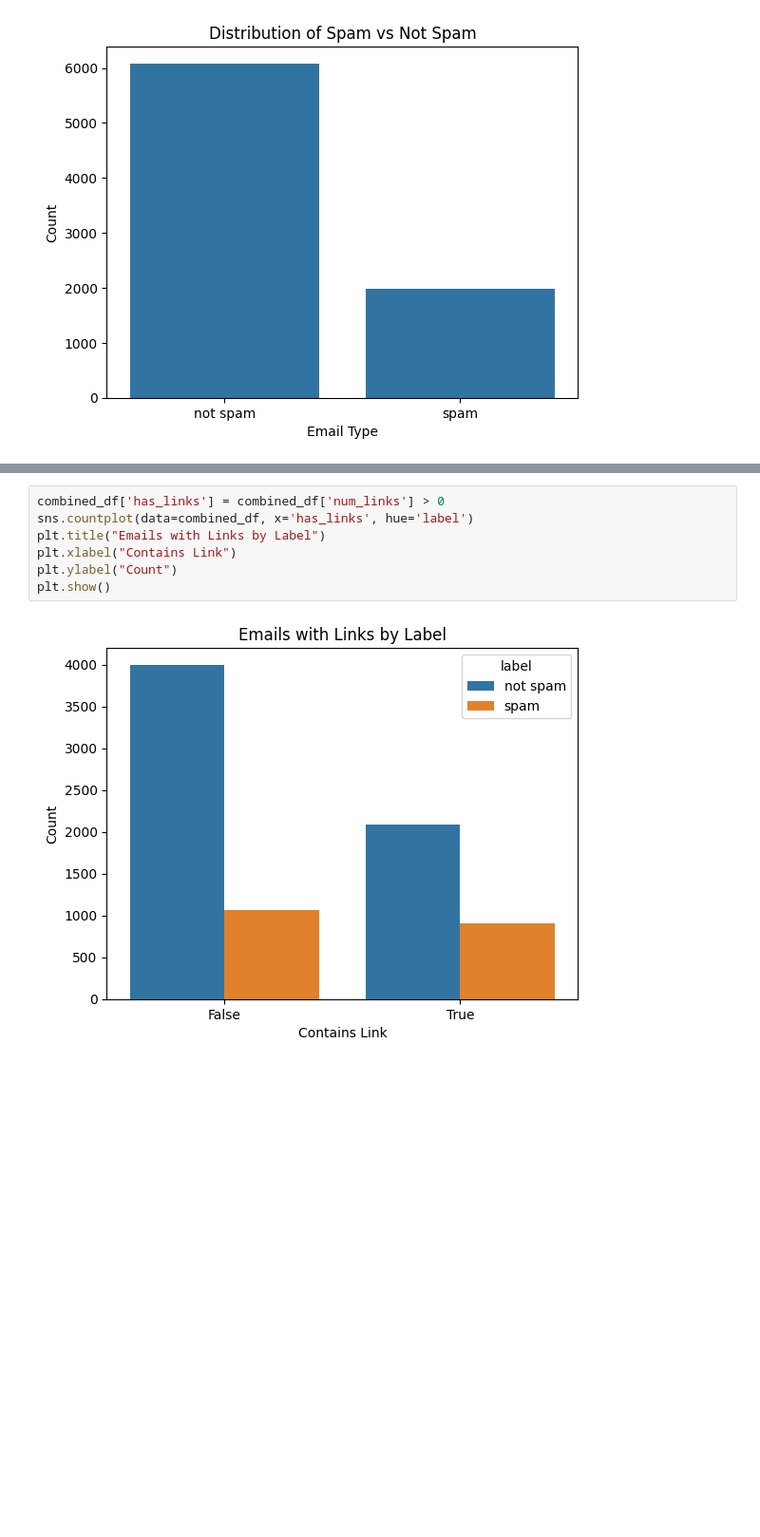
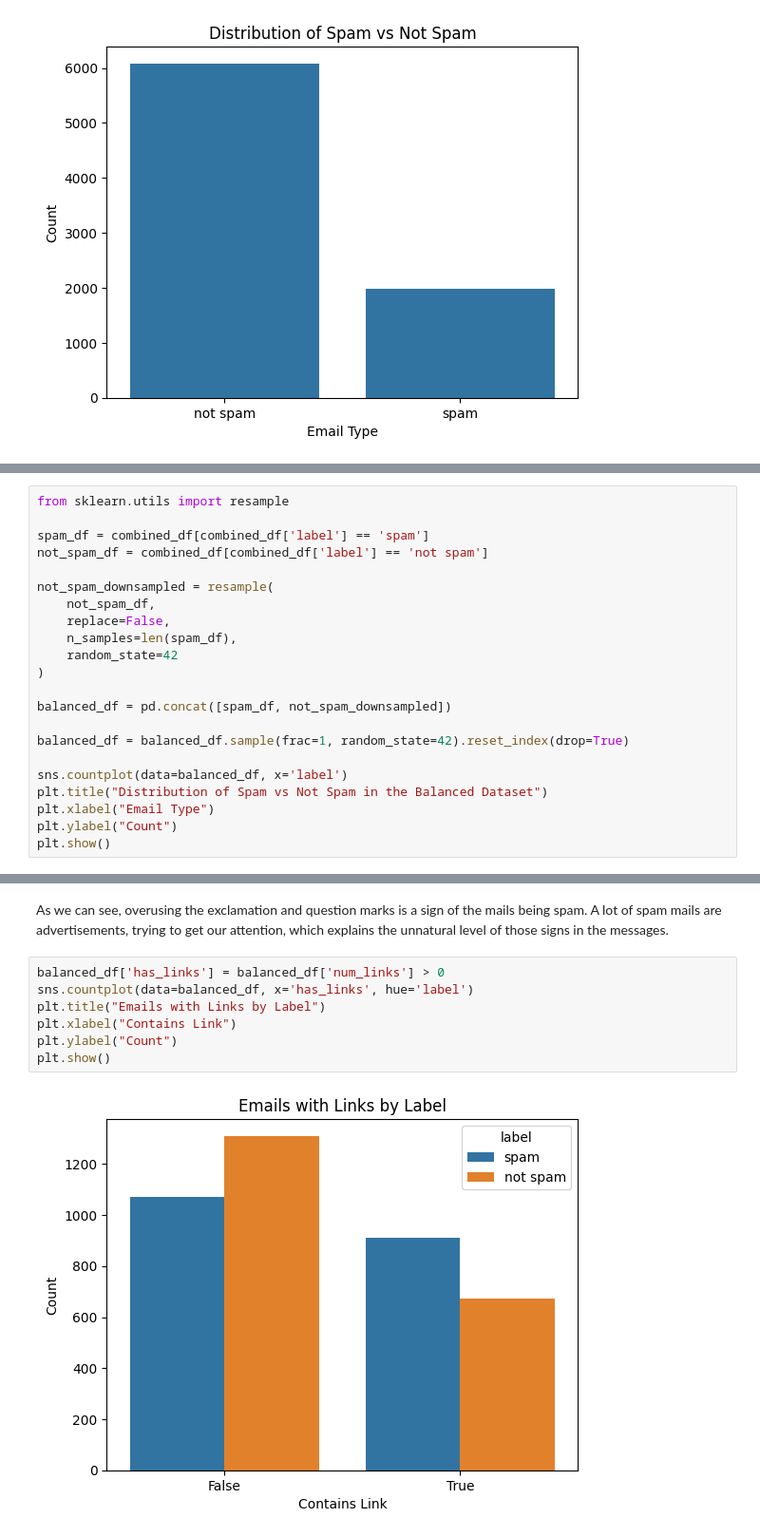
Before and after one commit to KaloyanRakov/Spam-Email-Classifier, a Jupyter notebook: Notebooks/SpamShield.ipynb, the cells around one changed output, grey strips where cells are left out. Shown at 95% size. Saved outputs shown, nothing was run; the diff lists cells and outputs as text; blank space fills up the shorter version.

Commit message:
Dataset Balancing Applied

```diff
--- a/Notebooks/Spam Email Classifier.ipynb
+++ b/Notebooks/SpamShield.ipynb
@@ -232,0 +235,22 @@ plt.show()
+# %%
+from sklearn.utils import resample
+
+spam_df = combined_df[combined_df['label'] == 'spam']
+not_spam_df = combined_df[combined_df['label'] == 'not spam']
+
+not_spam_downsampled = resample(
+    not_spam_df,
+    replace=False,
+    n_samples=len(spam_df),
+    random_state=42
+)
+
+balanced_df = pd.concat([spam_df, not_spam_downsampled])
+
+balanced_df = balanced_df.sample(frac=1, random_state=42).reset_index(drop=True)
+
+sns.countplot(data=balanced_df, x='label')
+plt.title("Distribution of Spam vs Not Spam in the Balanced Dataset")
+plt.xlabel("Email Type")
+plt.ylabel("Count")
+plt.show()
@@ -246,10 +287,12 @@ plt.show()
+# %% [markdown]
+As we can see, overusing the exclamation and question marks is a sign of the mails being spam. A lot of spam mails are advertisements, trying to get our attention, which explains the unnatural level of those signs in the messages.
 # %%
-combined_df['has_links'] = combined_df['num_links'] > 0
-sns.countplot(data=combined_df, x='has_links', hue='label')
+balanced_df['has_links'] = balanced_df['num_links'] > 0
+sns.countplot(data=balanced_df, x='has_links', hue='label')
 plt.title("Emails with Links by Label")
 plt.xlabel("Contains Link")
 plt.ylabel("Count")
 plt.show()
 # %% [output]
-[figure, old version]
+[figure, new version]
 # %%
```
Also changed, not shown: parts of 9 cells of this notebook.
